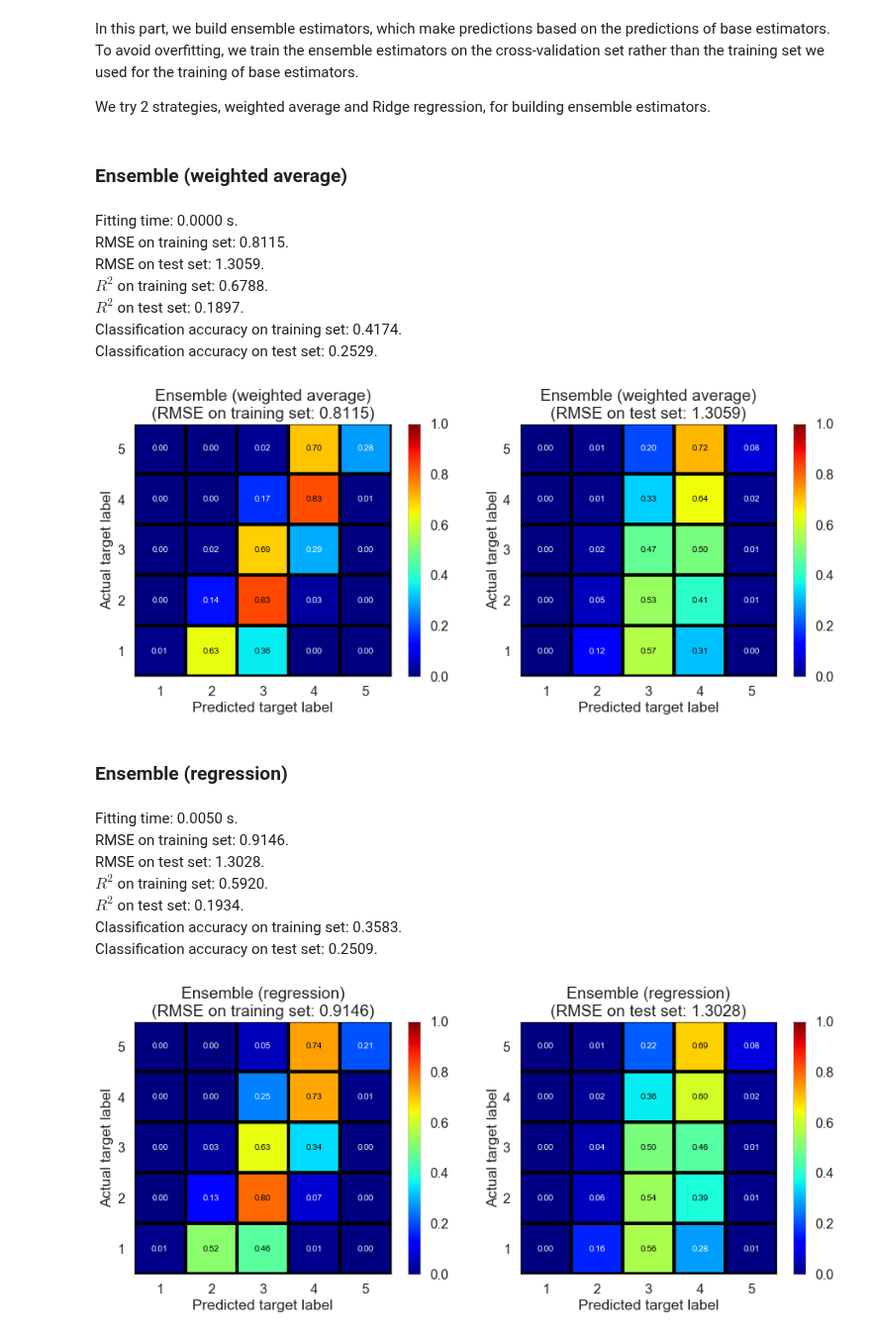
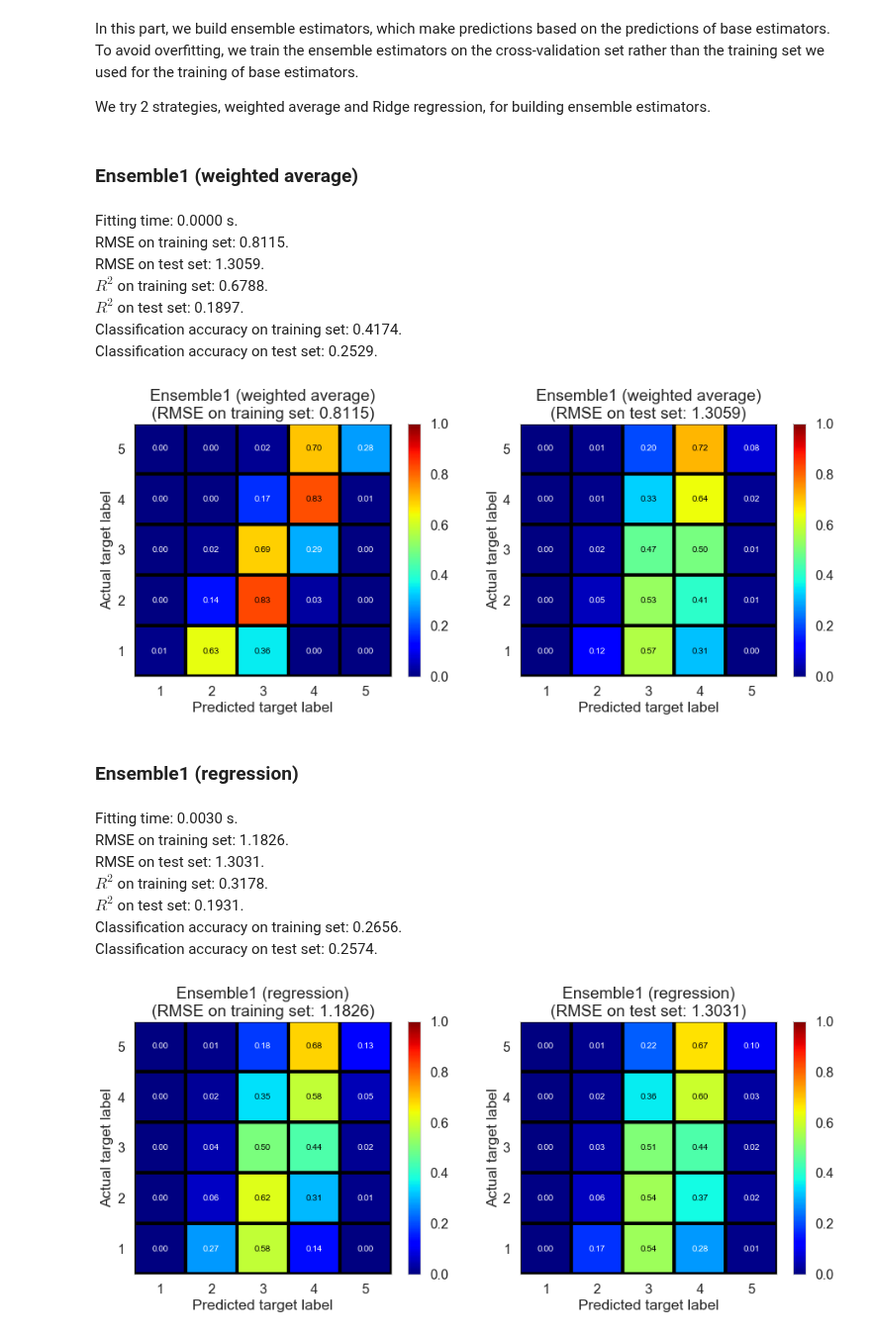
Before and after one commit to xuwd11/Recommender_Systems, a Jupyter notebook: 06_ensemble.ipynb, the cells around one changed output. Shown at 99% size. Drawn from its saved outputs; the diff is of its cells as text; code cells hidden in the pictures.

Commit message:
updated ensemble

```diff
--- a/06_ensemble.ipynb
+++ b/06_ensemble.ipynb
@@ -46,6 +47,6 @@ from recommender import plot_cm, get_results, show_results, IO, show_summaries,
 from recommender import ModeClassifier, BaselineMean, BaselineRegression, ALS1, ALS2, RS_surprise, RS_ensemble
 # %%
-city = 'test'
+city = 'Champaign'
 fig_dir = 'figs/modeling/{}/'.format(city)
 data_dir = 'data/{}/'.format(city)
 
@@ -53,14 +54,14 @@ results = IO(data_dir + 'results/results.pkl').read_pickle()
 is_successful = IO(data_dir + 'results/is_successful.pkl').read_pickle()
 datanames = IO(data_dir + 'results/datanames.pkl').read_pickle()
 
-ys_base_train, ys_base_test, ys_base_cv, weights = get_base_predictions(results, is_successful, datanames)
+ys_base_train, ys_base_test, ys_base_cv, weights = get_base_predictions(results, is_successful, datanames, thres=0.05)
 X_train, y_train, X_test, y_test, X_cv, y_cv = IO(data_dir + 'data_split.pkl').read_pickle()
 # %%
 ens = RS_ensemble(algorithm='avg').fit(ys_base=ys_base_cv, y=y_cv, weights=weights)
-show_results(ens, 'Ensemble (weighted average)', X_train=ys_base_train, y_train=y_train, \
+show_results(ens, 'Ensemble1 (weighted average)', X_train=ys_base_train, y_train=y_train, \
              X_test=ys_base_test, y_test=y_test, show_cv=False)
 # %% [output]
-### Ensemble (weighted average)
+### Ensemble1 (weighted average)
 Fitting time: 0.0000 s.
             RMSE on training set: 0.8115.
             RMSE on test set: 1.3059.
@@ -68,18 +69,18 @@ Fitting time: 0.0000 s.
             $R^2$ on test set: 0.1897.
             Classification accuracy on training set: 0.4174.
             Classification accuracy on test set: 0.2529.
-[figure, old version]
+[figure, new version]
 # %%
 ens = RS_ensemble(algorithm='ridge').fit(ys_base=ys_base_cv, y=y_cv, weights=weights)
-show_results(ens, 'Ensemble (regression)', X_train=ys_base_train, y_train=y_train, \
+show_results(ens, 'Ensemble1 (regression)', X_train=ys_base_train, y_train=y_train, \
              X_test=ys_base_test, y_test=y_test, show_cv=False)
 # %% [output]
-### Ensemble (regression)
+### Ensemble1 (regression)
-Fitting time: 0.0050 s.
-            RMSE on training set: 0.9146.
-            RMSE on test set: 1.3028.
-            $R^2$ on training set: 0.5920.
-            $R^2$ on test set: 0.1934.
-            Classification accuracy on training set: 0.3583.
-            Classification accuracy on test set: 0.2509.
+Fitting time: 0.0030 s.
+            RMSE on training set: 1.1826.
+            RMSE on test set: 1.3031.
+            $R^2$ on training set: 0.3178.
+            $R^2$ on test set: 0.1931.
+            Classification accuracy on training set: 0.2656.
+            Classification accuracy on test set: 0.2574.
-[figure, old version]
+[figure, new version]
```
Also changed, not shown: parts of 4 cells of this notebook, 3 other files.
